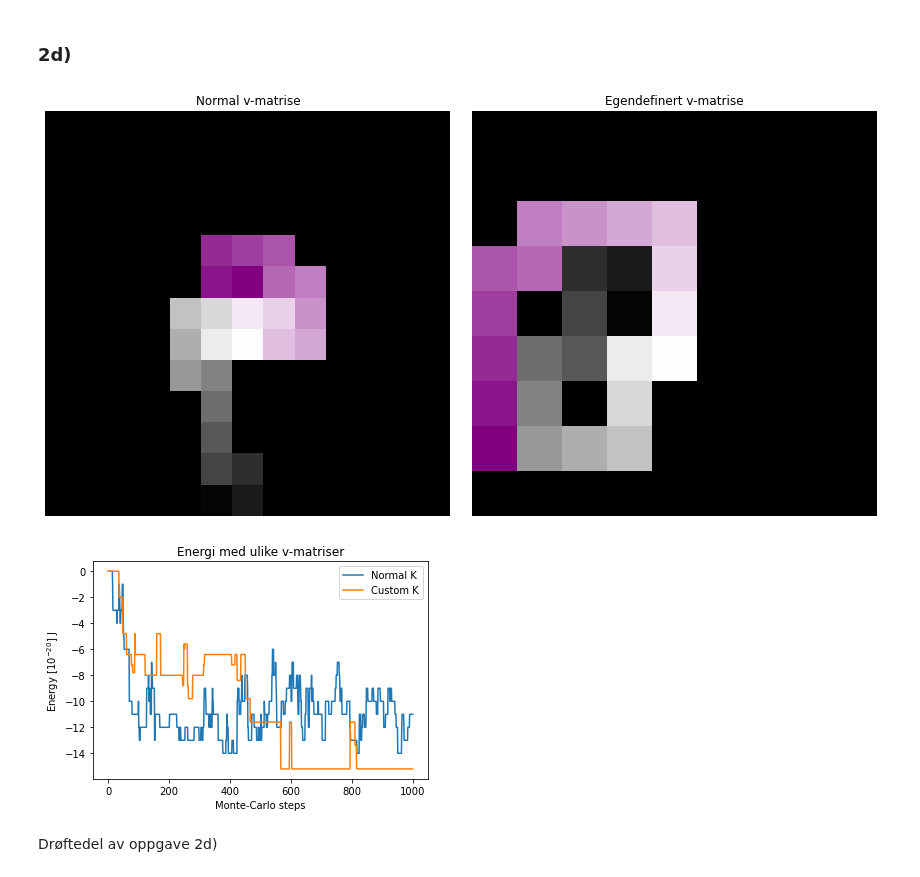
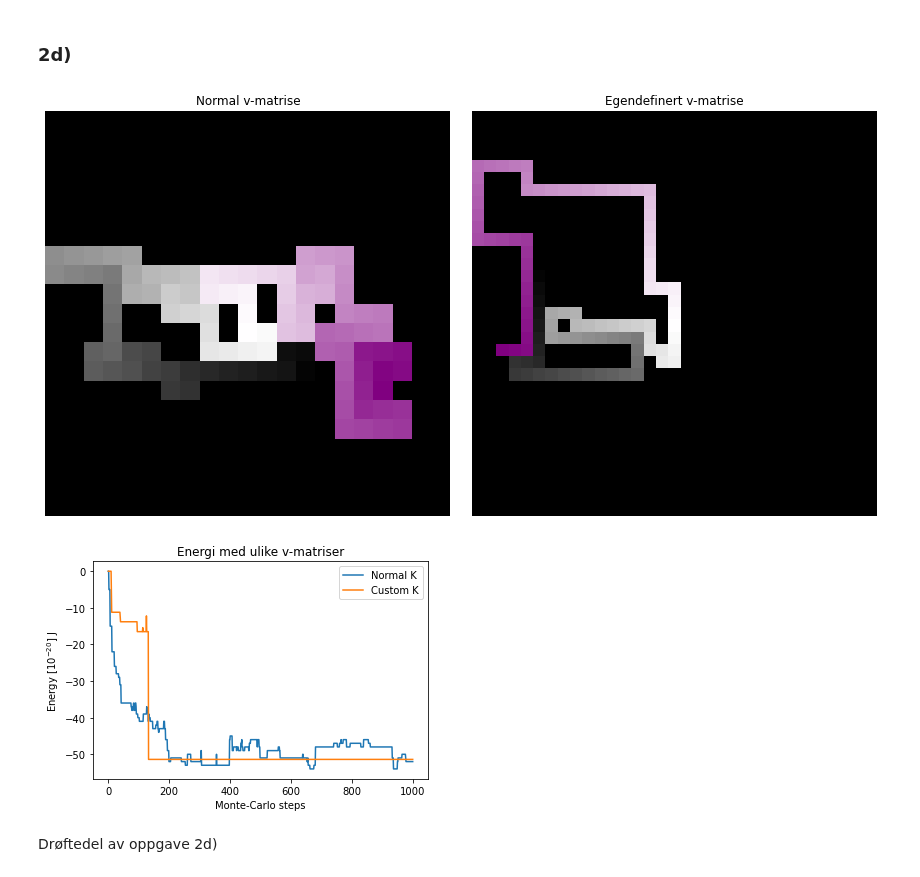
Before and after one commit to villi02/TMA4320-Introduksjon-til-vitenskapelige-beregninger-prosjekter, a Jupyter notebook: oppgave.ipynb, the cells around one changed output. Saved outputs shown, nothing was run; the diff lists cells and outputs as text; code cells hidden in the pictures.

```diff
--- a/oppgave.ipynb
+++ b/oppgave.ipynb
@@ -507,41 +507,41 @@ display_polymer_side_by_side(polymer_array_k, polymer_array_v, "Polymer kald tem
 # %% [markdown]
 ### 2d)
 # %%
-def create_custom_v_matrix(n: [int], value: [float]):
+def create_custom_v_matrix(n: [int], value: [float]) -> list[int]:
     """
     Function to create a custom symmetrical V matrix where the elements inside the
     matrix increase by one for every step away rom the axis.
     """
     # Create an empty matrix
     matrix = np.zeros((n, n), dtype=int)
 
     # Create indices for the upper triangle
     rows, cols = np.triu_indices(n, k=6)
 
     # Fill the upper triangle with values increasing by one for each number away from the main diagonal
     matrix[rows, cols] = matrix[cols, rows] = np.abs(rows - cols) + 1
 
     return matrix*value
 
 
 #Comparison of polymer using standard V-matrix vs the custom matrix
 N_s = 1000
 
-normal_polymer, normal_energy_array = algorithm2(create_polymer(25), N_s, create_V_matrix(25, -1), 300)
-custom_polymer, custom_energy_array = algorithm2(create_polymer(25), N_s, create_custom_v_matrix(25,-0.1), 300)
+normal_polymer, normal_energy_array = algorithm2(create_polymer(100), N_s, create_V_matrix(100, -1), 300)
+custom_polymer, custom_energy_array = algorithm2(create_polymer(100), N_s, create_custom_v_matrix(100,-0.05), 300)
 
 display_polymer_side_by_side(normal_polymer, custom_polymer, "Normal v-matrise", "Egendefinert v-matrise")
 
 plt.plot(np.linspace(0,N_s,N_s),normal_energy_array, label = "Normal K")
 plt.plot(np.linspace(0,N_s,N_s),custom_energy_array, label = "Custom K")
 plt.title("Energi med ulike v-matriser")
 plt.xlabel("Monte-Carlo steps")
 plt.ylabel(r'Energy [$10^{-20}$] J')
 plt.legend()
 plt.show()
 # %% [output]
-[figure, old version]
+[figure, new version]
-[figure, old version]
+[figure, new version]
 # %% [markdown]
 Drøftedel av oppgave 2d)
 # %% [markdown]
```
Also changed, not shown: parts of 1 cell of this notebook.
